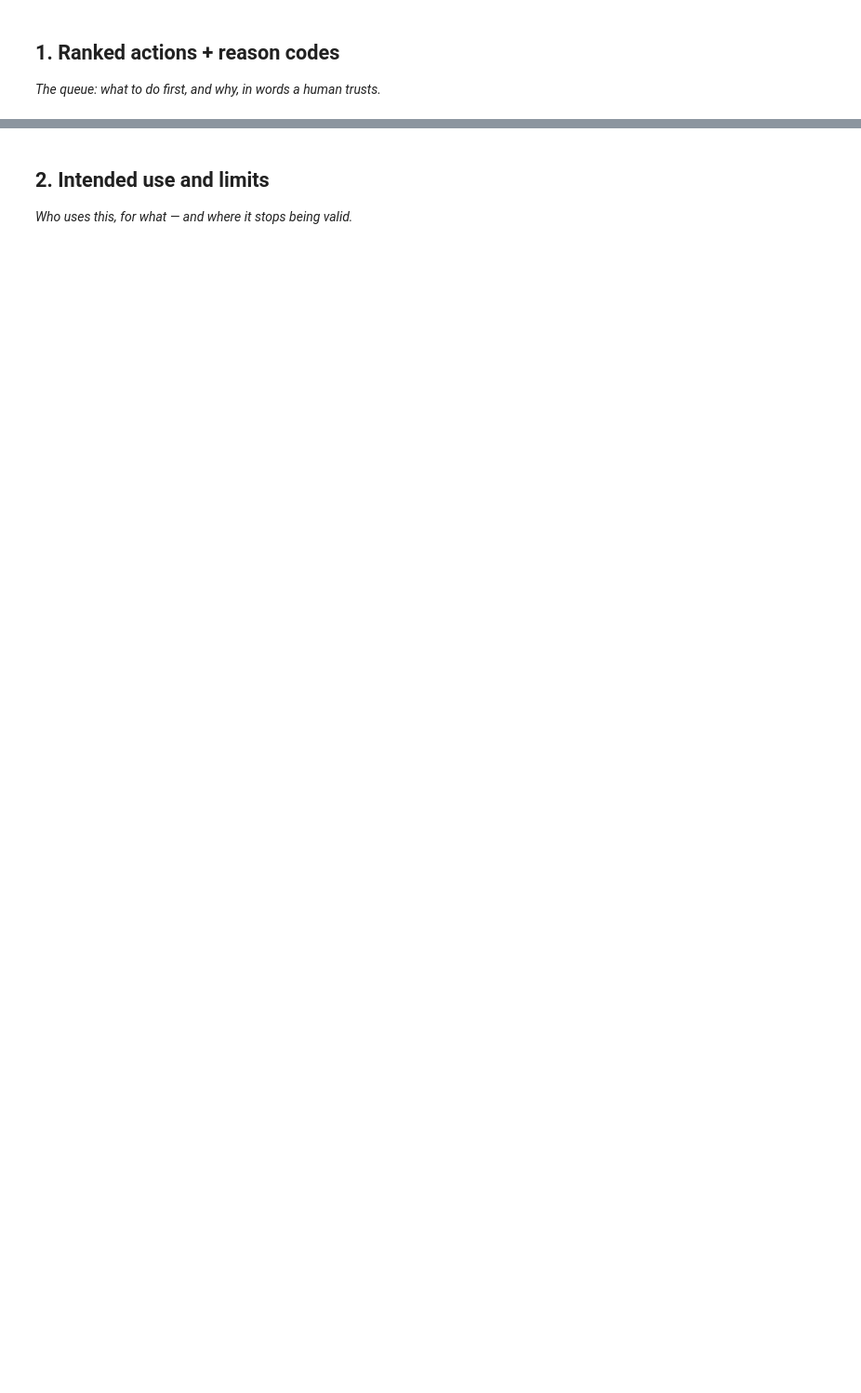
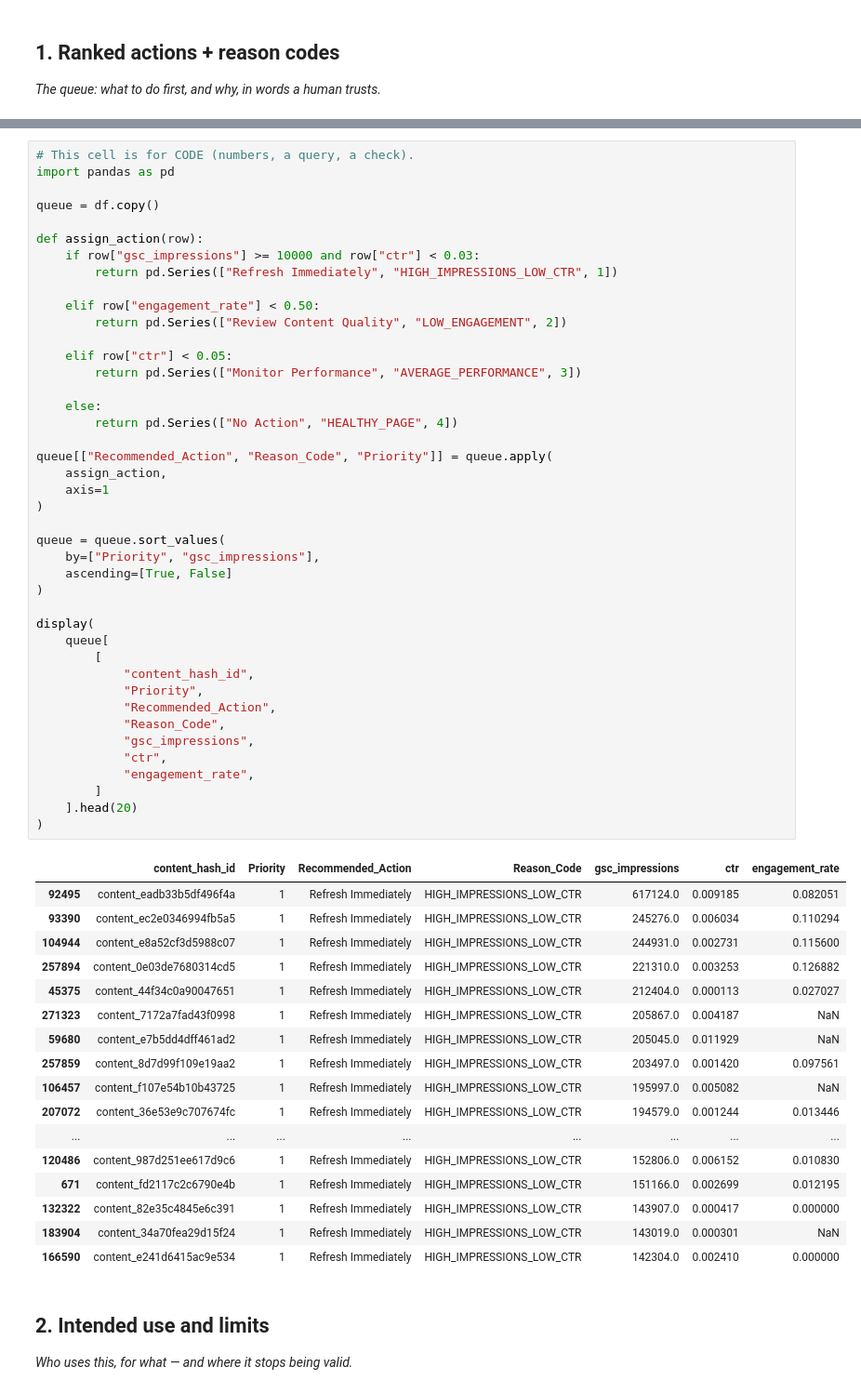
Before and after one commit to adityag30/FlyRank-internship-ML, a Jupyter notebook: work/notebooks/w07_action_playbook.ipynb, the cells around one changed output, grey strips where cells are left out. Shown at 93% size. Drawn from its saved outputs; the diff is of its cells as text; blank space fills up the shorter version.

```diff
--- a/work/notebooks/w07_action_playbook.ipynb
+++ b/work/notebooks/w07_action_playbook.ipynb
@@ -16,3 +89,63 @@ This skeleton is yours to fill. Work the sections **in order** — each one has
+# %%
+# This cell is for CODE (numbers, a query, a check).
+import pandas as pd
+
+queue = df.copy()
+
+def assign_action(row):
+    if row["gsc_impressions"] >= 10000 and row["ctr"] < 0.03:
+        return pd.Series(["Refresh Immediately", "HIGH_IMPRESSIONS_LOW_CTR", 1])
+
+    elif row["engagement_rate"] < 0.50:
+        return pd.Series(["Review Content Quality", "LOW_ENGAGEMENT", 2])
+
+    elif row["ctr"] < 0.05:
+        return pd.Series(["Monitor Performance", "AVERAGE_PERFORMANCE", 3])
+
+    else:
+        return pd.Series(["No Action", "HEALTHY_PAGE", 4])
+
+queue[["Recommended_Action", "Reason_Code", "Priority"]] = queue.apply(
+    assign_action,
+    axis=1
+)
+
+queue = queue.sort_values(
+    by=["Priority", "gsc_impressions"],
+    ascending=[True, False]
+)
+
+display(
+    queue[
+        [
+            "content_hash_id",
+            "Priority",
+            "Recommended_Action",
+            "Reason_Code",
+            "gsc_impressions",
+            "ctr",
+            "engagement_rate",
+        ]
+    ].head(20)
+)
+# %% [output]
+|  | content_hash_id | Priority | Recommended_Action | Reason_Code | gsc_impressions | ctr | engagement_rate |
+| 92495 | content_eadb33b5df496f4a | 1 | Refresh Immediately | HIGH_IMPRESSIONS_LOW_CTR | 617124.0 | 0.009185 | 0.082051 |
+| 93390 | content_ec2e0346994fb5a5 | 1 | Refresh Immediately | HIGH_IMPRESSIONS_LOW_CTR | 245276.0 | 0.006034 | 0.110294 |
+| 104944 | content_e8a52cf3d5988c07 | 1 | Refresh Immediately | HIGH_IMPRESSIONS_LOW_CTR | 244931.0 | 0.002731 | 0.115600 |
+| 257894 | content_0e03de7680314cd5 | 1 | Refresh Immediately | HIGH_IMPRESSIONS_LOW_CTR | 221310.0 | 0.003253 | 0.126882 |
+| 45375 | content_44f34c0a90047651 | 1 | Refresh Immediately | HIGH_IMPRESSIONS_LOW_CTR | 212404.0 | 0.000113 | 0.027027 |
+| 271323 | content_7172a7fad43f0998 | 1 | Refresh Immediately | HIGH_IMPRESSIONS_LOW_CTR | 205867.0 | 0.004187 | NaN |
+| 59680 | content_e7b5dd4dff461ad2 | 1 | Refresh Immediately | HIGH_IMPRESSIONS_LOW_CTR | 205045.0 | 0.011929 | NaN |
+| 257859 | content_8d7d99f109e19aa2 | 1 | Refresh Immediately | HIGH_IMPRESSIONS_LOW_CTR | 203497.0 | 0.001420 | 0.097561 |
+| 106457 | content_f107e54b10b43725 | 1 | Refresh Immediately | HIGH_IMPRESSIONS_LOW_CTR | 195997.0 | 0.005082 | NaN |
+| 207072 | content_36e53e9c707674fc | 1 | Refresh Immediately | HIGH_IMPRESSIONS_LOW_CTR | 194579.0 | 0.001244 | 0.013446 |
+| ... | ... | ... | ... | ... | ... | ... | ... |
+| 120486 | content_987d251ee617d9c6 | 1 | Refresh Immediately | HIGH_IMPRESSIONS_LOW_CTR | 152806.0 | 0.006152 | 0.010830 |
+| 671 | content_fd2117c2c6790e4b | 1 | Refresh Immediately | HIGH_IMPRESSIONS_LOW_CTR | 151166.0 | 0.002699 | 0.012195 |
+| 132322 | content_82e35c4845e6c391 | 1 | Refresh Immediately | HIGH_IMPRESSIONS_LOW_CTR | 143907.0 | 0.000417 | 0.000000 |
+| 183904 | content_34a70fea29d15f24 | 1 | Refresh Immediately | HIGH_IMPRESSIONS_LOW_CTR | 143019.0 | 0.000301 | NaN |
+| 166590 | content_e241d6415ac9e534 | 1 | Refresh Immediately | HIGH_IMPRESSIONS_LOW_CTR | 142304.0 | 0.002410 | 0.000000 |
 # %% [markdown]
 ## 2. Intended use and limits
 
```
Also changed, not shown: parts of 16 cells of this notebook.
